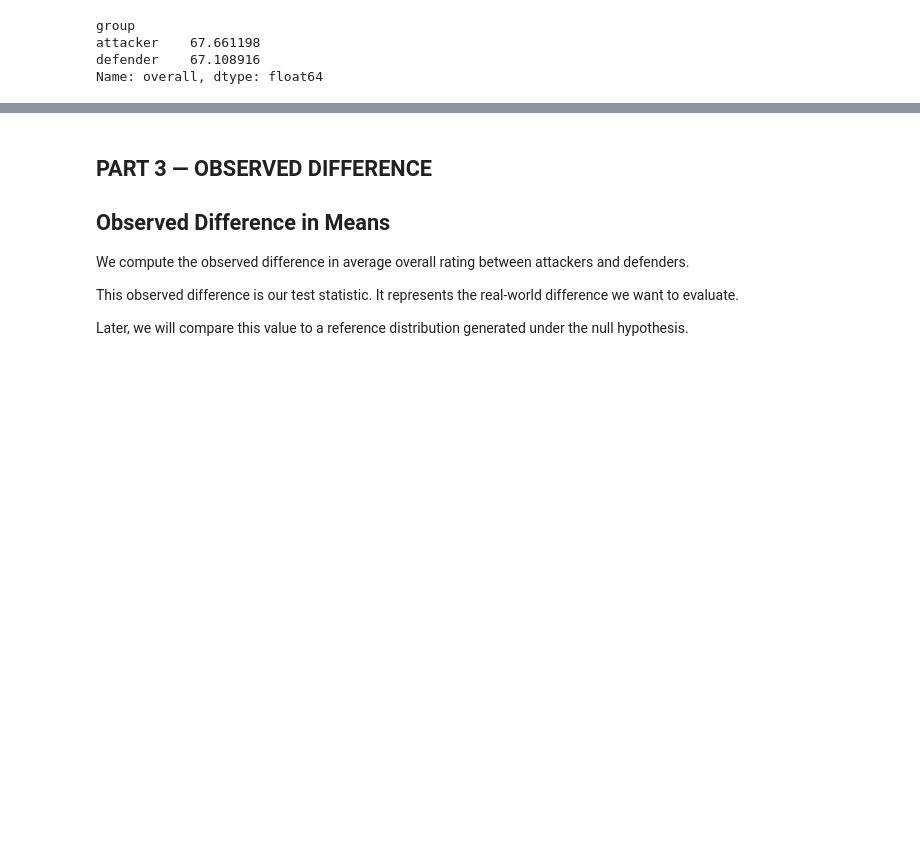
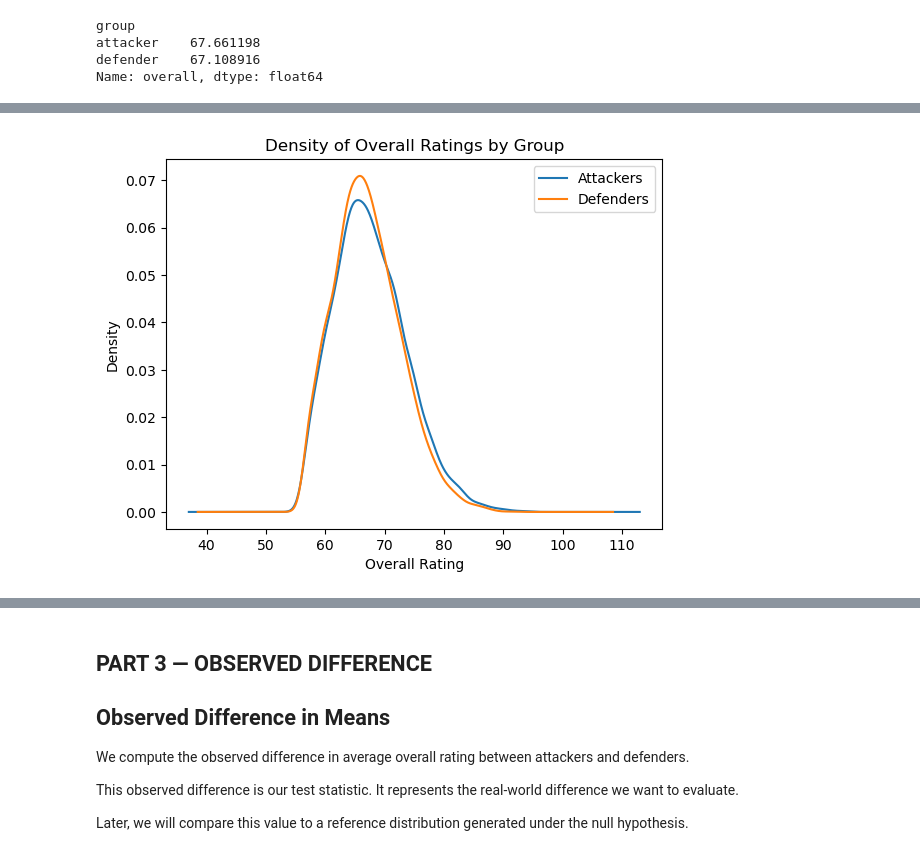
Before and after one commit to yoxansangare-cloud/fifa-permutation-test, a Jupyter notebook: analysis.ipynb, the cells around one changed output, grey strips where cells are left out. Cells and saved outputs as stored; diff of their text form; code cells hidden in the pictures; blank space fills up the shorter version.

```diff
--- a/analysis.ipynb
+++ b/analysis.ipynb
@@ -139,0 +220,10 @@ Name: overall, dtype: float64
+# %%
+df_filtered[df_filtered["group"] == "attacker"]["overall"].plot(kind="kde", label="Attackers")
+df_filtered[df_filtered["group"] == "defender"]["overall"].plot(kind="kde", label="Defenders")
+
+plt.title("Density of Overall Ratings by Group")
+plt.xlabel("Overall Rating")
+plt.legend()
+plt.show()
+# %% [output]
+[figure, added]
```
Also changed, not shown: parts of 14 cells of this notebook.
